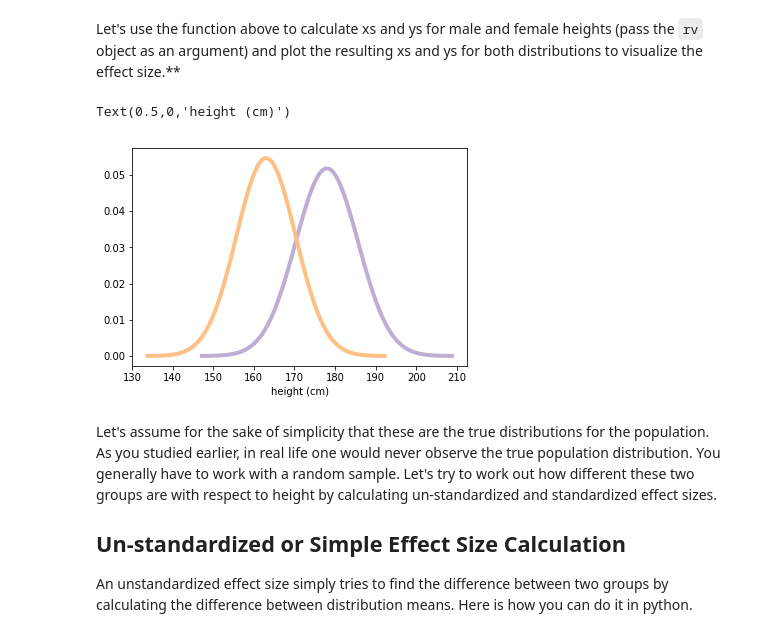
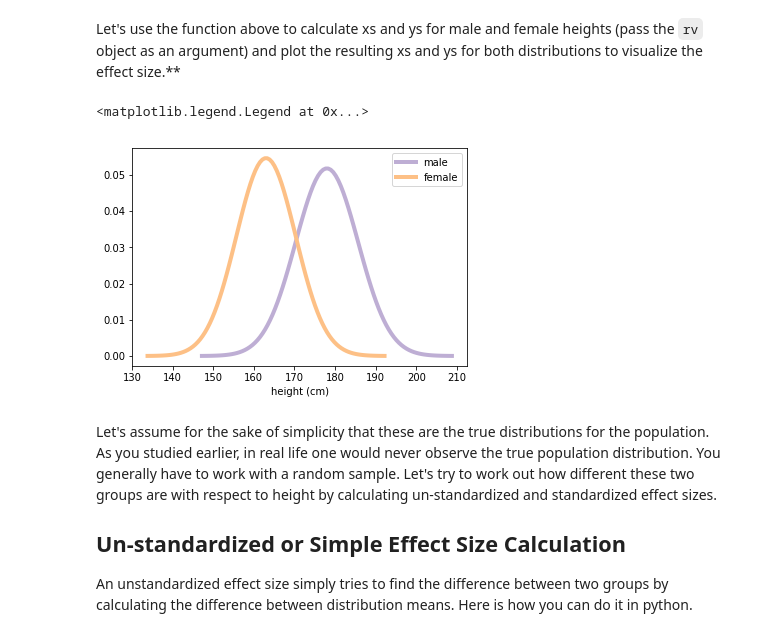
Before and after one commit to dlm6693/dsc-2-20-05-effect-sizes-nyc-ds-career-031119, a Jupyter notebook: index.ipynb, the cells around one changed output. Cells and saved outputs as stored; diff of their text form; code cells hidden in the pictures.

```diff
--- a/index.ipynb
+++ b/index.ipynb
@@ -136,16 +136,17 @@ Let's use the function above to calculate xs and ys for male and female heights
 # %%
 # Male height
 xs, ys = evaluate_PDF(male_height)
 plt.plot(xs, ys, label='male', linewidth=4, color='#beaed4')
 
 #Female height
 xs, ys = evaluate_PDF(female_height)
 plt.plot(xs, ys, label='female', linewidth=4, color='#fdc086')
 
 plt.xlabel('height (cm)')
+plt.legend()
 # %% [output]
-Text(0.5,0,'height (cm)')
+<matplotlib.legend.Legend at 0x...>
-[figure, old version]
+[figure, new version]
 # %% [markdown]
 Let's assume for the sake of simplicity that these are the true distributions for the population. As you studied earlier, in real life one would never observe the true population distribution.  You generally have to work with a random sample. Let's try to work out how different these two groups are with respect to height by calculating un-standardized and standardized effect sizes.
 
```
